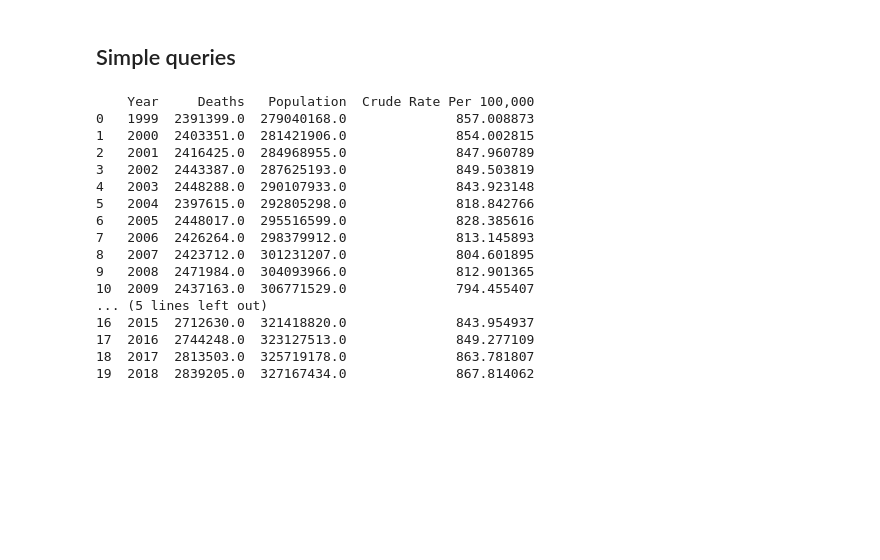
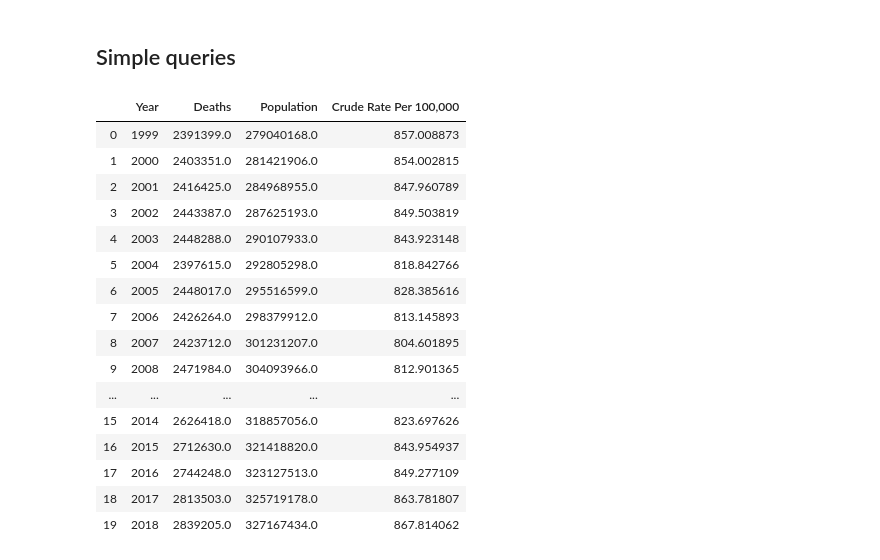
Before and after one commit to diegomtzg/CDC-WonderPy, a Jupyter notebook: demo.ipynb, the cells around one changed output. Saved outputs shown, nothing was run; the diff lists cells and outputs as text; code cells hidden in the pictures; blank space fills up the shorter version.

Commit message:
Response format testing and other fixes

```diff
--- a/demo.ipynb
+++ b/demo.ipynb
@@ -32,22 +32,22 @@ fig.set_size_inches(16, 9)
 ## Simple queries
 # %%
 response = wonder.Request().send()
-print(response)
+response.as_dataframe()
 # %% [output]
-    Year     Deaths   Population  Crude Rate Per 100,000
-0   1999  2391399.0  279040168.0              857.008873
-1   2000  2403351.0  281421906.0              854.002815
-2   2001  2416425.0  284968955.0              847.960789
-3   2002  2443387.0  287625193.0              849.503819
-4   2003  2448288.0  290107933.0              843.923148
-5   2004  2397615.0  292805298.0              818.842766
-6   2005  2448017.0  295516599.0              828.385616
-7   2006  2426264.0  298379912.0              813.145893
-8   2007  2423712.0  301231207.0              804.601895
-9   2008  2471984.0  304093966.0              812.901365
-10  2009  2437163.0  306771529.0              794.455407
-... (5 lines left out)
-16  2015  2712630.0  321418820.0              843.954937
-17  2016  2744248.0  323127513.0              849.277109
-18  2017  2813503.0  325719178.0              863.781807
-19  2018  2839205.0  327167434.0              867.814062
+|  | Year | Deaths | Population | Crude Rate Per 100,000 |
+| 0 | 1999 | 2391399.0 | 279040168.0 | 857.008873 |
+| 1 | 2000 | 2403351.0 | 281421906.0 | 854.002815 |
+| 2 | 2001 | 2416425.0 | 284968955.0 | 847.960789 |
+| 3 | 2002 | 2443387.0 | 287625193.0 | 849.503819 |
+| 4 | 2003 | 2448288.0 | 290107933.0 | 843.923148 |
+| 5 | 2004 | 2397615.0 | 292805298.0 | 818.842766 |
+| 6 | 2005 | 2448017.0 | 295516599.0 | 828.385616 |
+| 7 | 2006 | 2426264.0 | 298379912.0 | 813.145893 |
+| 8 | 2007 | 2423712.0 | 301231207.0 | 804.601895 |
+| 9 | 2008 | 2471984.0 | 304093966.0 | 812.901365 |
+| ... | ... | ... | ... | ... |
+| 15 | 2014 | 2626418.0 | 318857056.0 | 823.697626 |
+| 16 | 2015 | 2712630.0 | 321418820.0 | 843.954937 |
+| 17 | 2016 | 2744248.0 | 323127513.0 | 849.277109 |
+| 18 | 2017 | 2813503.0 | 325719178.0 | 863.781807 |
+| 19 | 2018 | 2839205.0 | 327167434.0 | 867.814062 |
```
Also changed, not shown: 7 other files.
